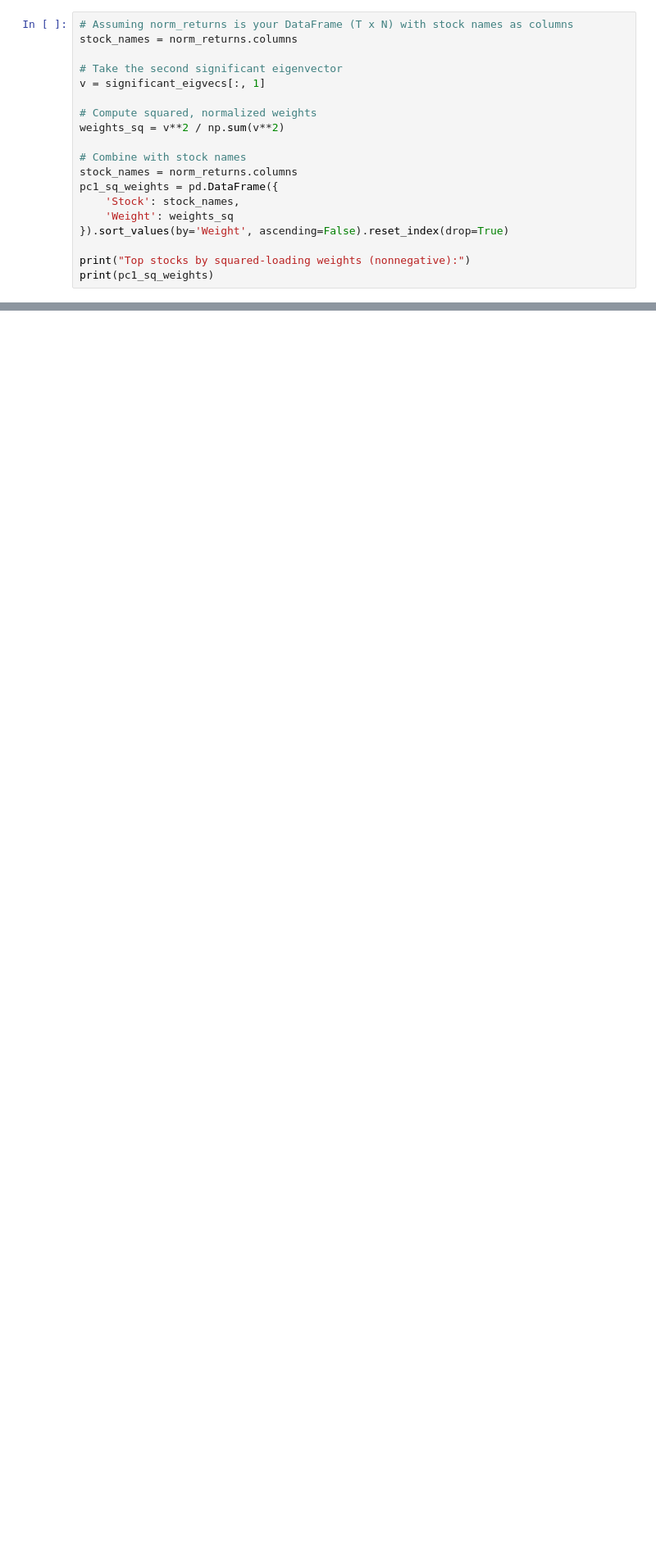
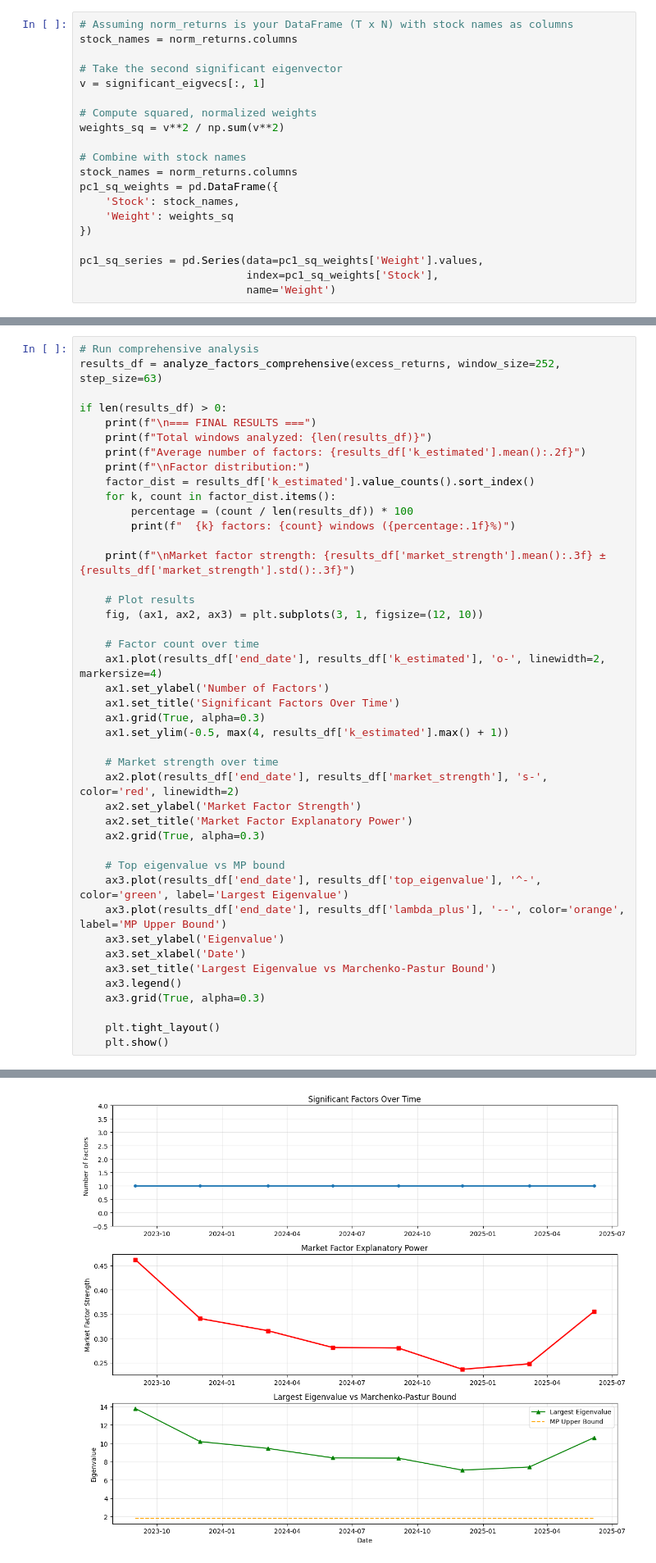
Before and after one commit to donnafaithhh/Fama-Markowitz-Mini-Project, a Jupyter notebook: mini project.ipynb, the cells around one changed output, grey strips where cells are left out. Shown: that part at 82% size. Cells and saved outputs as stored; diff of their text form; blank space fills up the shorter version.

```diff
--- a/mini project.ipynb
+++ b/mini project.ipynb
@@ -737,7 +737,8 @@ stock_names = norm_returns.columns
 pc1_sq_weights = pd.DataFrame({
     'Stock': stock_names,
     'Weight': weights_sq
-}).sort_values(by='Weight', ascending=False).reset_index(drop=True)
+})
 
-print("Top stocks by squared-loading weights (nonnegative):")
-print(pc1_sq_weights)
+pc1_sq_series = pd.Series(data=pc1_sq_weights['Weight'].values,
+                          index=pc1_sq_weights['Stock'],
+                          name='Weight')
@@ -939,0 +1069,44 @@ The market factor is strong, but the style factos are too noisy with only three
+# %%
+# Run comprehensive analysis
+results_df = analyze_factors_comprehensive(excess_returns, window_size=252, step_size=63)
+
+if len(results_df) > 0:
+    print(f"\n=== FINAL RESULTS ===")
+    print(f"Total windows analyzed: {len(results_df)}")
+    print(f"Average number of factors: {results_df['k_estimated'].mean():.2f}")
+    print(f"\nFactor distribution:")
+    factor_dist = results_df['k_estimated'].value_counts().sort_index()
+    for k, count in factor_dist.items():
+        percentage = (count / len(results_df)) * 100
+        print(f"  {k} factors: {count} windows ({percentage:.1f}%)")
+
+    print(f"\nMarket factor strength: {results_df['market_strength'].mean():.3f} ± {results_df['market_strength'].std():.3f}")
+
+    # Plot results
+    fig, (ax1, ax2, ax3) = plt.subplots(3, 1, figsize=(12, 10))
+
+    # Factor count over time
+    ax1.plot(results_df['end_date'], results_df['k_estimated'], 'o-', linewidth=2, markersize=4)
+    ax1.set_ylabel('Number of Factors')
+    ax1.set_title('Significant Factors Over Time')
+    ax1.grid(True, alpha=0.3)
+    ax1.set_ylim(-0.5, max(4, results_df['k_estimated'].max() + 1))
+
+    # Market strength over time
+    ax2.plot(results_df['end_date'], results_df['market_strength'], 's-', color='red', linewidth=2)
+    ax2.set_ylabel('Market Factor Strength')
+    ax2.set_title('Market Factor Explanatory Power')
+    ax2.grid(True, alpha=0.3)
+
+    # Top eigenvalue vs MP bound
+    ax3.plot(results_df['end_date'], results_df['top_eigenvalue'], '^-', color='green', label='Largest Eigenvalue')
+    ax3.plot(results_df['end_date'], results_df['lambda_plus'], '--', color='orange', label='MP Upper Bound')
+    ax3.set_ylabel('Eigenvalue')
+    ax3.set_xlabel('Date')
+    ax3.set_title('Largest Eigenvalue vs Marchenko-Pastur Bound')
+    ax3.legend()
+    ax3.grid(True, alpha=0.3)
+
+    plt.tight_layout()
+    plt.show()
+# %% [output]
@@ -939,0 +1131 @@ The market factor is strong, but the style factos are too noisy with only three
+[figure, added]
```
Also changed, not shown: parts of 10 cells of this notebook.
